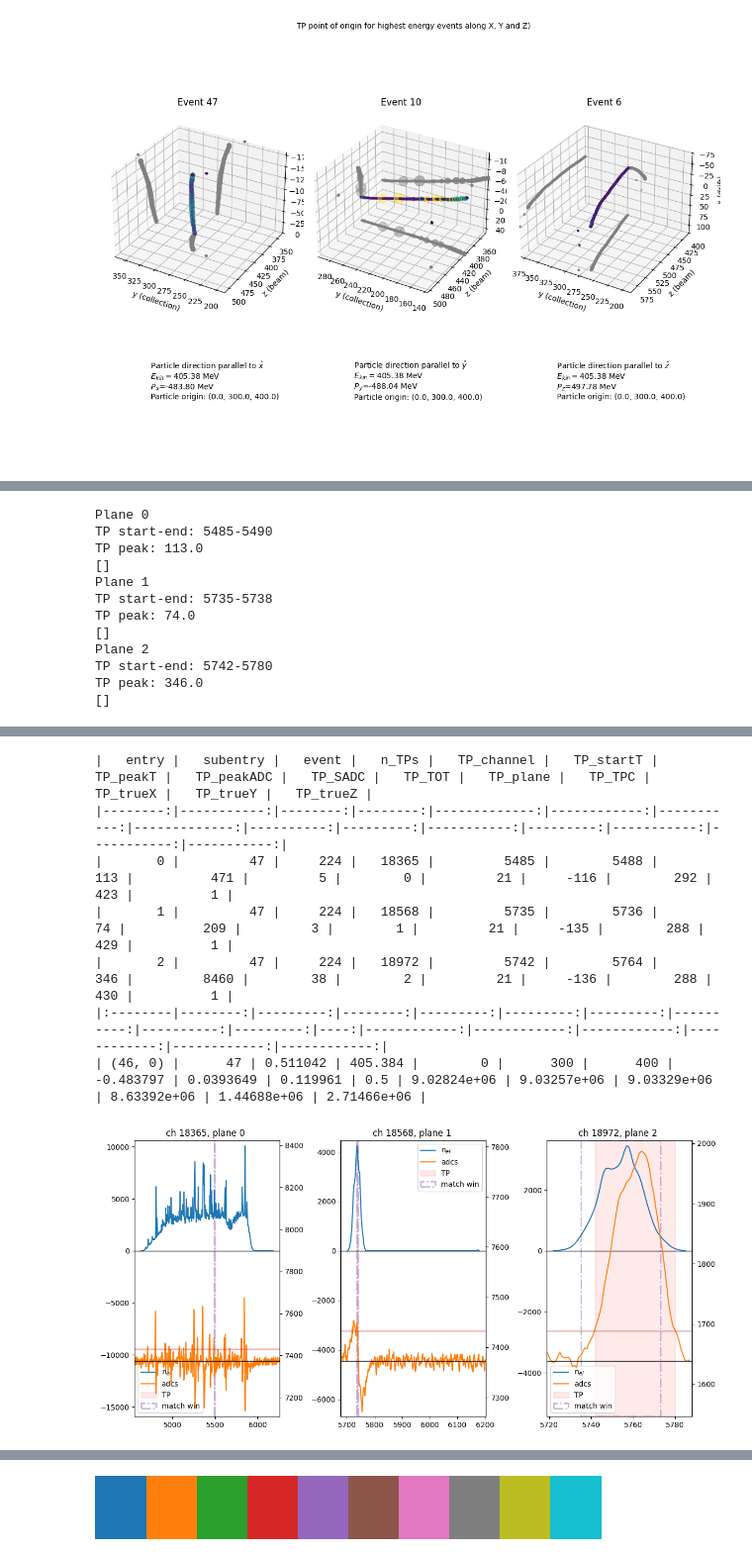
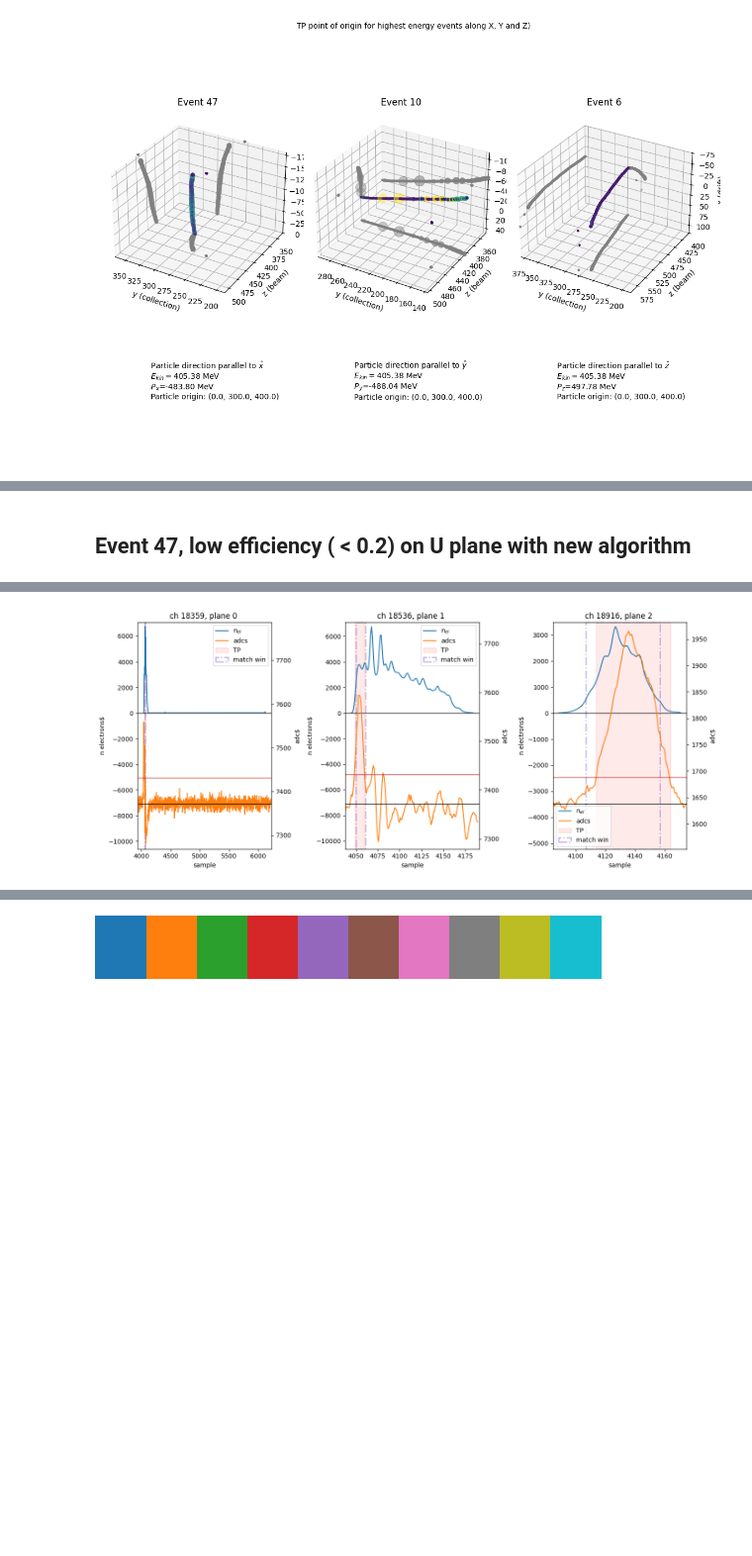
Before and after one commit to alessandrothea/tpvalidator, a Jupyter notebook: notebooks/BacktrackerDebugging.ipynb, the cells around one changed output, grey strips where cells are left out. Shown at 99% size. Drawn from its saved outputs; the diff is of its cells as text; code cells hidden in the pictures; blank space fills up the shorter version.

```diff
--- a/notebooks/BacktrackerDebugging.ipynb
+++ b/notebooks/BacktrackerDebugging.ipynb
@@ -512,3 +119,5 @@ No waveforms found for event '208'
+# %% [markdown]
+## Event 47, low efficiency ( < 0.2) on U plane with new algorithm
 # %%
 ev_num = 47
 
@@ -517,21 +126,15 @@ ev_num = 47
 
 tp_idx = [40,46,66]
 
-df_sel_tps = plot_3_tps_and_ides_from_event(mu_vd, ev_num, tp_idx)
-print(df_sel_tps.to_markdown())
-print(mu_vd.mc[mu_vd.mc.event == ev_num].to_markdown())
+# df_sel_tps = plot_3_tps_and_ides_from_event(mu_vd, ev_num, tp_idx)
+# print(df_sel_tps.to_markdown())
+# print(mu_vd.mc[mu_vd.mc.event == ev_num].to_markdown())
+
+btp = BackTrackerPlotter(mu_vd, ev_num)
+# fig = btp.plot_tps_vs_ides([100,100])
+fig = btp.plot_tps_vs_ides_one_per_plane([4,0,4], figsize=(14,6))
+
+fig.tight_layout()
 # %% [output]
-Plane 0
-TP start-end: 5485-5490
-TP peak: 113.0
-[]
-Plane 1
-TP start-end: 5735-5738
-TP peak: 74.0
-[]
-Plane 2
-TP start-end: 5742-5780
-TP peak: 346.0
-[]
 |  | event | n_TPs | TP_channel | TP_startT | TP_peakT | TP_peakADC | TP_SADC | TP_TOT | TP_plane | ... |
 | [entry, subentry] |  |  |  |  |  |  |  |  |  | ... |
@@ -541,8 +144 @@ TP peak: 346.0
-|   entry |   subentry |   event |   n_TPs |   TP_channel |   TP_startT |   TP_peakT |   TP_peakADC |   TP_SADC |   TP_TOT |   TP_plane |   TP_TPC |   TP_trueX |   TP_trueY |   TP_trueZ |
-|--------:|-----------:|--------:|--------:|-------------:|------------:|-----------:|-------------:|----------:|---------:|-----------:|---------:|-----------:|-----------:|-----------:|
-|       0 |         47 |     224 |   18365 |         5485 |        5488 |        113 |          471 |         5 |        0 |         21 |     -116 |        292 |        423 |          1 |
-|       1 |         47 |     224 |   18568 |         5735 |        5736 |         74 |          209 |         3 |        1 |         21 |     -135 |        288 |        429 |          1 |
-|       2 |         47 |     224 |   18972 |         5742 |        5764 |        346 |         8460 |        38 |        2 |         21 |     -136 |        288 |        430 |          1 |
-|:--------|--------:|---------:|--------:|---------:|---------:|---------:|----------:|----------:|---------:|----:|------------:|------------:|------------:|------------:|------------:|------------:|
-| (46, 0) |      47 | 0.511042 | 405.384 |        0 |      300 |      400 | -0.483797 | 0.0393649 | 0.119961 | 0.5 | 9.02824e+06 | 9.03257e+06 | 9.03329e+06 | 8.63392e+06 | 1.44688e+06 | 2.71466e+06 |
-[figure, old version]
+[figure, new version]
```
Also changed, not shown: parts of 15 cells of this notebook, 1 other file.
